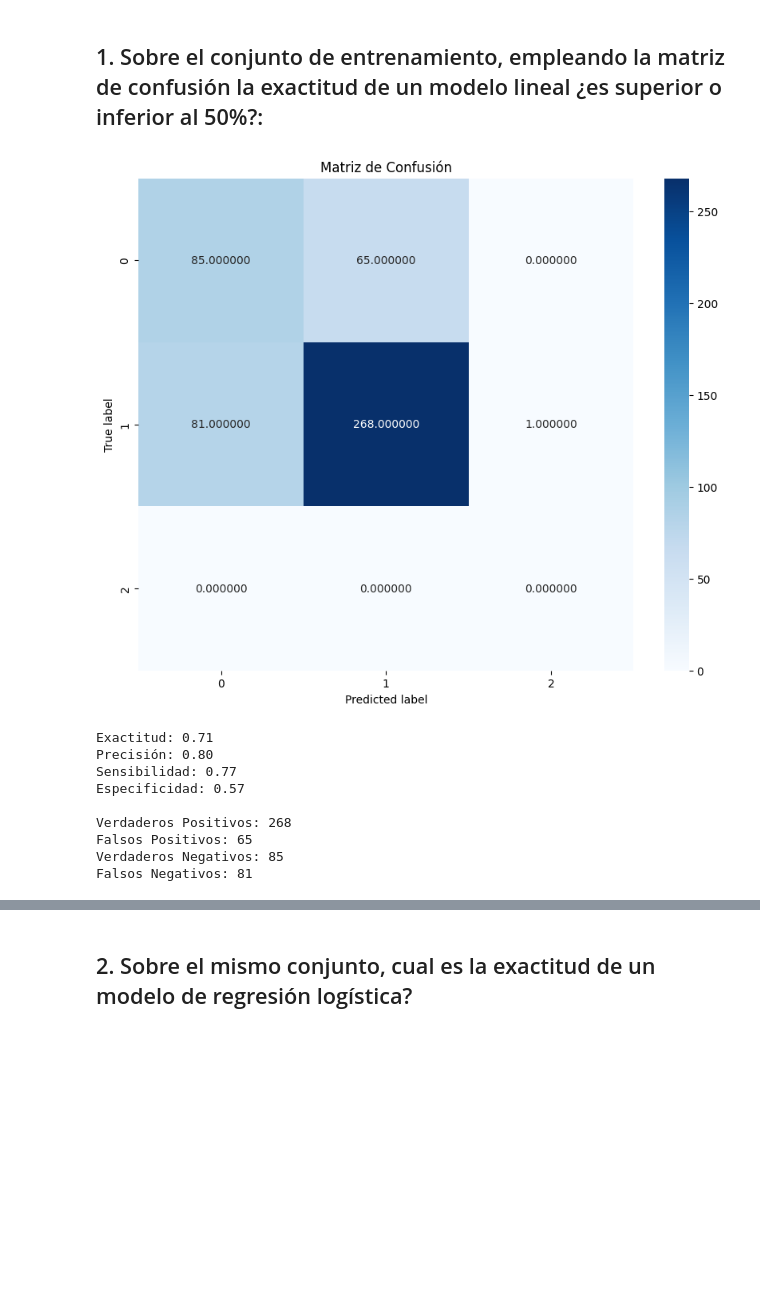
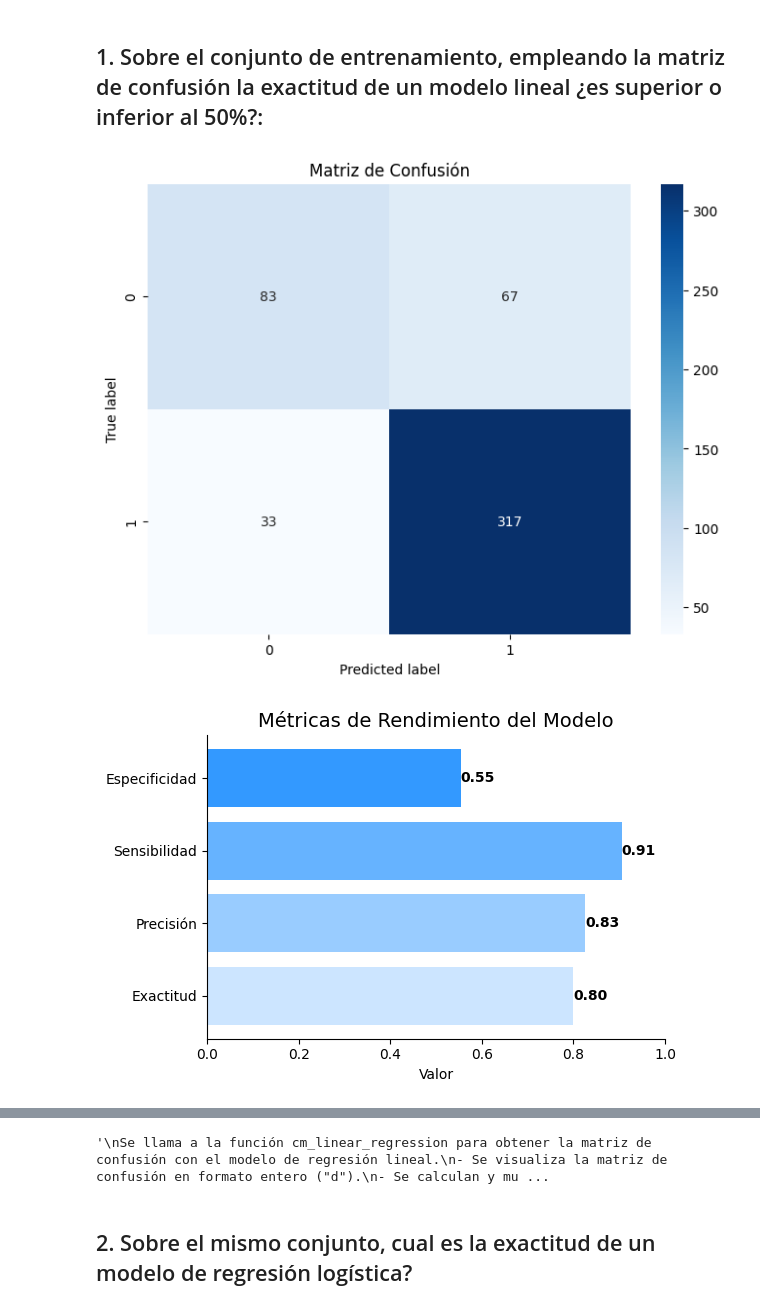
Before and after one commit to krisMG21/PL1_IA, a Jupyter notebook: Practica_1_IA.ipynb, the cells around one changed output, grey strips where cells are left out. Drawn from its saved outputs; the diff is of its cells as text; code cells hidden in the pictures; blank space fills up the shorter version.

```diff
--- a/Practica_1_IA.ipynb
+++ b/Practica_1_IA.ipynb
@@ -118,31 +208,40 @@ Falsos Negativos: 55
 # Preguntas
 # %% [markdown]
 ## 1. Sobre el conjunto de entrenamiento, empleando la matriz de confusión la exactitud de un modelo lineal ¿es superior o inferior al 50%?:
-# %%
-from sklearn.linear_model import LinearRegression
-
-def cm_linear_regression():
-  lr = LinearRegression()
-  lr.fit(X_train_scaled, y_train)
-
-  # Realizar predicciones y redondear
-  y_pred = lr.predict(X_test_scaled)
-  y_pred_rounded = np.round(y_pred) # Redondear predicciones
-
-  # Generar matriz de confusión
-  return confusion_matrix(y_test, y_pred_rounded) # Usar predicciones redondeadas
-
-cm = cm_linear_regression()
-print_cm(cm)
-print_stats(cm)
-# %% [output]
-[figure, removed]
-Exactitud: 0.71
-Precisión: 0.80
-Sensibilidad: 0.77
-Especificidad: 0.57
-
-Verdaderos Positivos: 268
-Falsos Positivos: 65
-Verdaderos Negativos: 85
-Falsos Negativos: 81
+# %%
+from sklearn.linear_model import LinearRegression
+
+def cm_linear_regression(x, y):
+  lr = LinearRegression()
+  lr.fit(x, y)
+
+  # Realizar predicciones y redondear
+  y_pred = lr.predict(x)
+  y_pred_rounded = [int(i > 0.5) for i in y_pred]  # Redondear predicciones
+
+  # Generar matriz de confusión
+  return confusion_matrix(y, y_pred_rounded)
+
+"""
+cm_linear_regression:
+- x, y: Conjuntos de características y etiquetas respectivamente.
+Paso 1: Se inicializa el modelo de regresión lineal y se ajusta con los datos (fit).
+Paso 2: Se realizan predicciones continuas y se redondean a 0 o 1, comparando cada predicción con 0.5 para obtener predicciones binarias.
+Paso 3: Se genera la matriz de confusión comparando las etiquetas reales con las predicciones redondeadas.
+"""
+
+cm = cm_linear_regression(X_train_scaled, Y_train)
+print_cm(cm, "d")
+print_stats(cm)
+print_cm(percentage_predicted_cm(cm), "f")
+print_cm(percentage_real_cm(cm), "f")
+
+"""
+Se llama a la función cm_linear_regression para obtener la matriz de confusión con el modelo de regresión lineal.
+- Se visualiza la matriz de confusión en formato entero ("d").
+- Se calculan y muestran las métricas.
+- Se procesa la matriz de confusión para convertir los valores en porcentajes y se visualiza en formato decimal ("f").
+"""
+# %% [output]
+[figure, added]
+[figure, added]
@@ -149,2 +250,3 @@ Falsos Negativos: 81
+'\nSe llama a la función cm_linear_regression para obtener la matriz de confusión con el modelo de regresión lineal.\n- Se visualiza la matriz de confusión en formato entero ("d").\n- Se calculan y mu ...
 # %% [markdown]
 ## 2. Sobre el mismo conjunto, cual es la exactitud de un modelo de regresión logística?
```
Also changed, not shown: parts of 22 cells of this notebook.
